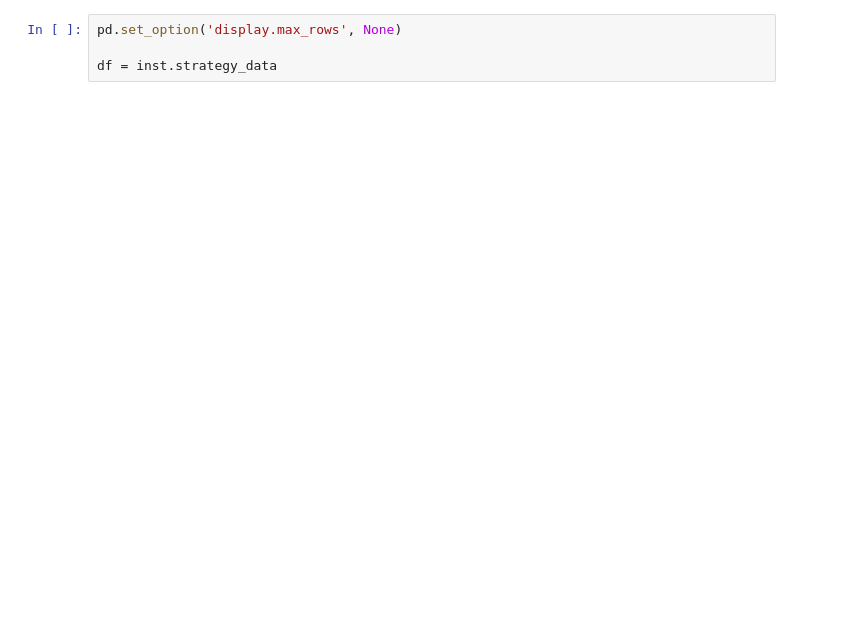
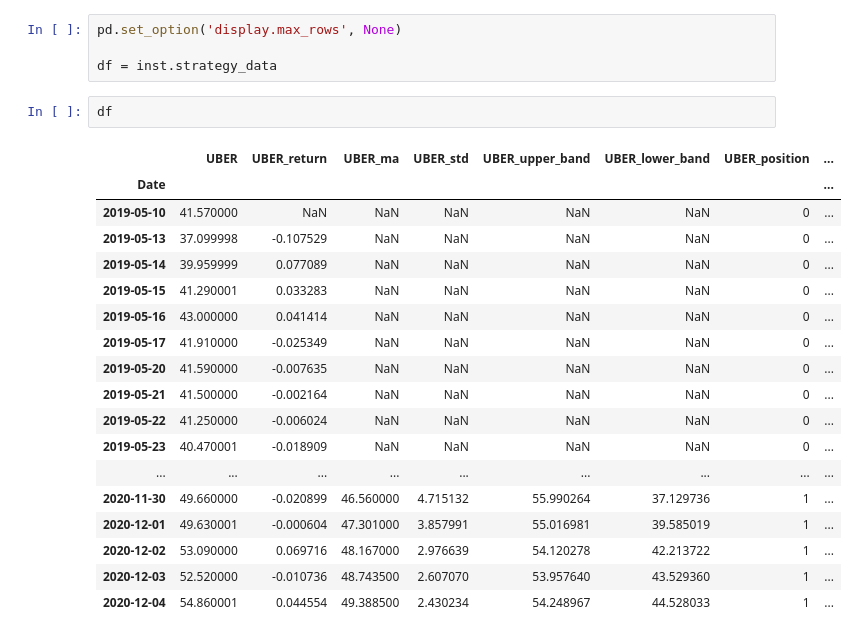
Before and after one commit to smullins998/Tr4der, a Jupyter notebook: test.ipynb, the cells around one changed output. Saved outputs shown, nothing was run; the diff lists cells and outputs as text; blank space fills up the shorter version.

```diff
--- a/test.ipynb
+++ b/test.ipynb
@@ -48,3 +41,24 @@ strategy: pair_trade
 pd.set_option('display.max_rows', None)
 
 df = inst.strategy_data
+# %%
+df
+# %% [output]
+|  | UBER | UBER_return | UBER_ma | UBER_std | UBER_upper_band | UBER_lower_band | UBER_position | ... |
+| Date |  |  |  |  |  |  |  | ... |
+| 2019-05-10 | 41.570000 | NaN | NaN | NaN | NaN | NaN | 0 | ... |
+| 2019-05-13 | 37.099998 | -0.107529 | NaN | NaN | NaN | NaN | 0 | ... |
+| 2019-05-14 | 39.959999 | 0.077089 | NaN | NaN | NaN | NaN | 0 | ... |
+| 2019-05-15 | 41.290001 | 0.033283 | NaN | NaN | NaN | NaN | 0 | ... |
+| 2019-05-16 | 43.000000 | 0.041414 | NaN | NaN | NaN | NaN | 0 | ... |
+| 2019-05-17 | 41.910000 | -0.025349 | NaN | NaN | NaN | NaN | 0 | ... |
+| 2019-05-20 | 41.590000 | -0.007635 | NaN | NaN | NaN | NaN | 0 | ... |
+| 2019-05-21 | 41.500000 | -0.002164 | NaN | NaN | NaN | NaN | 0 | ... |
+| 2019-05-22 | 41.250000 | -0.006024 | NaN | NaN | NaN | NaN | 0 | ... |
+| 2019-05-23 | 40.470001 | -0.018909 | NaN | NaN | NaN | NaN | 0 | ... |
+| ... | ... | ... | ... | ... | ... | ... | ... | ... |
+| 2020-11-30 | 49.660000 | -0.020899 | 46.560000 | 4.715132 | 55.990264 | 37.129736 | 1 | ... |
+| 2020-12-01 | 49.630001 | -0.000604 | 47.301000 | 3.857991 | 55.016981 | 39.585019 | 1 | ... |
+| 2020-12-02 | 53.090000 | 0.069716 | 48.167000 | 2.976639 | 54.120278 | 42.213722 | 1 | ... |
+| 2020-12-03 | 52.520000 | -0.010736 | 48.743500 | 2.607070 | 53.957640 | 43.529360 | 1 | ... |
+| 2020-12-04 | 54.860001 | 0.044554 | 49.388500 | 2.430234 | 54.248967 | 44.528033 | 1 | ... |
```
Also changed, not shown: parts of 1 cell of this notebook, 9 other files.
